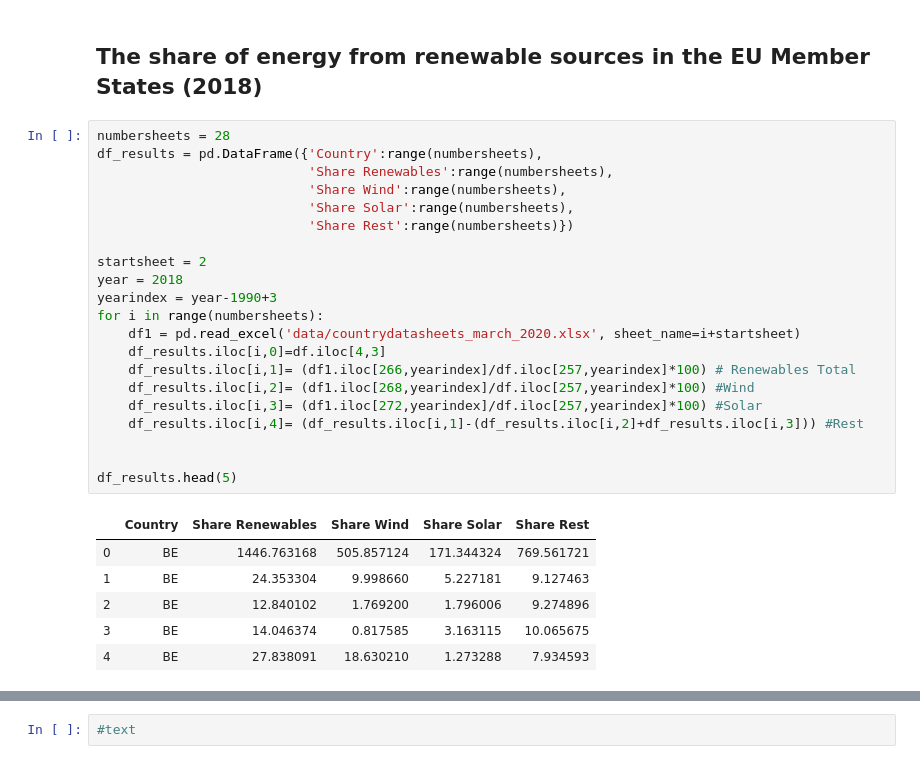
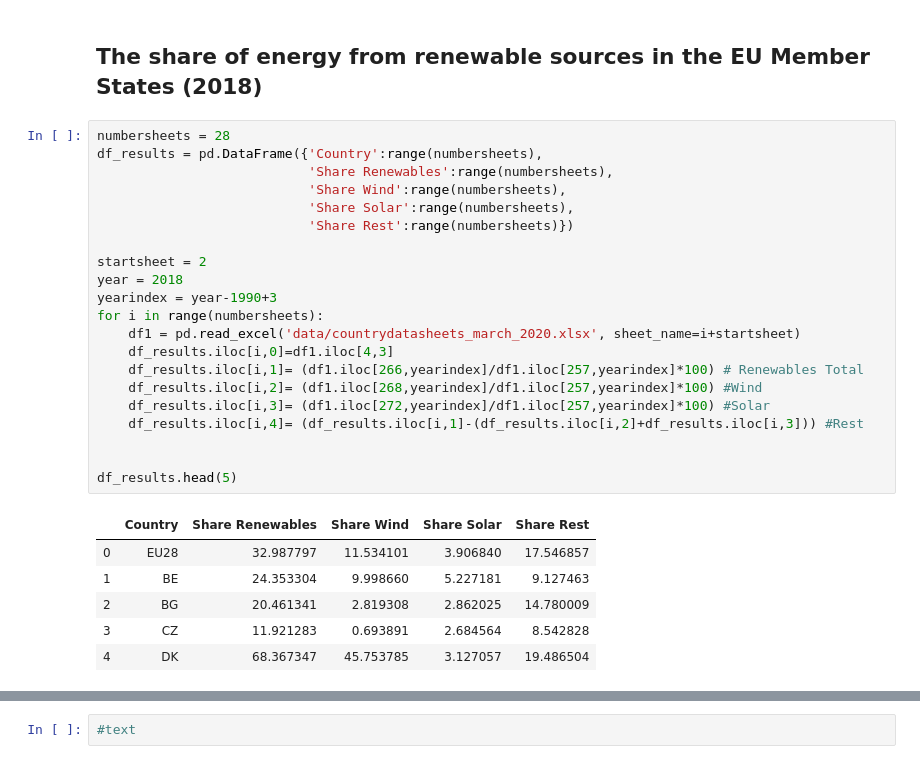
Before and after one commit to nlygar/renewable-energy-eu-statistics, a Jupyter notebook: renewable-energy-eu-statistics.ipynb, the cells around one changed output, grey strips where cells are left out. Saved outputs shown, nothing was run; the diff lists cells and outputs as text.

```diff
--- a/renewable-energy-eu-statistics.ipynb
+++ b/renewable-energy-eu-statistics.ipynb
@@ -381,31 +381,31 @@ ax.legend(handles[::-1], labels[::-1],loc='upper left',fontsize=16)
 # %%
 numbersheets = 28
 df_results = pd.DataFrame({'Country':range(numbersheets),
                            'Share Renewables':range(numbersheets),
                            'Share Wind':range(numbersheets),
                            'Share Solar':range(numbersheets),
                            'Share Rest':range(numbersheets)})
 
 startsheet = 2
 year = 2018
 yearindex = year-1990+3
 for i in range(numbersheets):
     df1 = pd.read_excel('data/countrydatasheets_march_2020.xlsx', sheet_name=i+startsheet)
-    df_results.iloc[i,0]=df.iloc[4,3]
-    df_results.iloc[i,1]= (df1.iloc[266,yearindex]/df.iloc[257,yearindex]*100) # Renewables Total
-    df_results.iloc[i,2]= (df1.iloc[268,yearindex]/df.iloc[257,yearindex]*100) #Wind
-    df_results.iloc[i,3]= (df1.iloc[272,yearindex]/df.iloc[257,yearindex]*100) #Solar
+    df_results.iloc[i,0]=df1.iloc[4,3]
+    df_results.iloc[i,1]= (df1.iloc[266,yearindex]/df1.iloc[257,yearindex]*100) # Renewables Total
+    df_results.iloc[i,2]= (df1.iloc[268,yearindex]/df1.iloc[257,yearindex]*100) #Wind
+    df_results.iloc[i,3]= (df1.iloc[272,yearindex]/df1.iloc[257,yearindex]*100) #Solar
     df_results.iloc[i,4]= (df_results.iloc[i,1]-(df_results.iloc[i,2]+df_results.iloc[i,3])) #Rest
 
 
 df_results.head(5)
 # %% [output]
 |  | Country | Share Renewables | Share Wind | Share Solar | Share Rest |
-| 0 | BE | 1446.763168 | 505.857124 | 171.344324 | 769.561721 |
+| 0 | EU28 | 32.987797 | 11.534101 | 3.906840 | 17.546857 |
 | 1 | BE | 24.353304 | 9.998660 | 5.227181 | 9.127463 |
-| 2 | BE | 12.840102 | 1.769200 | 1.796006 | 9.274896 |
-| 3 | BE | 14.046374 | 0.817585 | 3.163115 | 10.065675 |
-| 4 | BE | 27.838091 | 18.630210 | 1.273288 | 7.934593 |
+| 2 | BG | 20.461341 | 2.819308 | 2.862025 | 14.780009 |
+| 3 | CZ | 11.921283 | 0.693891 | 2.684564 | 8.542828 |
+| 4 | DK | 68.367347 | 45.753785 | 3.127057 | 19.486504 |
 # %%
 df_results=df_results.filter(['Country','Share Wind','Share Solar','Share Rest'])
 df_results
```
Also changed, not shown: parts of 12 cells of this notebook.
